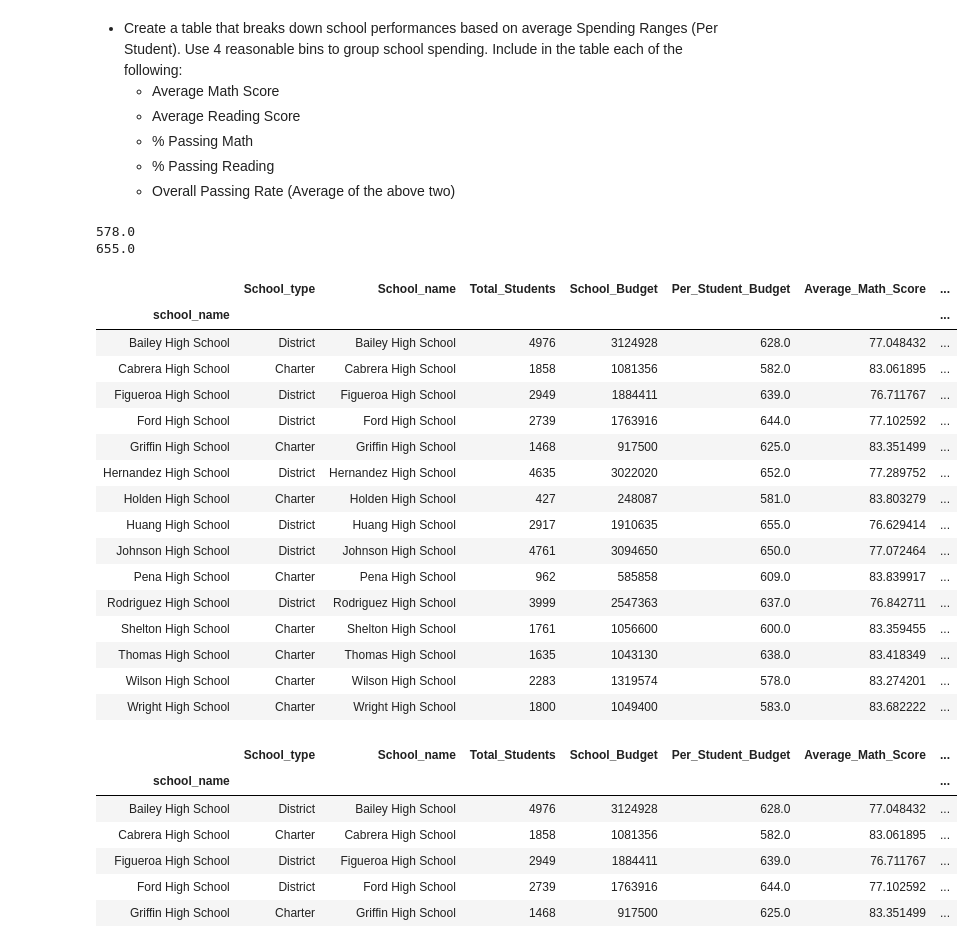
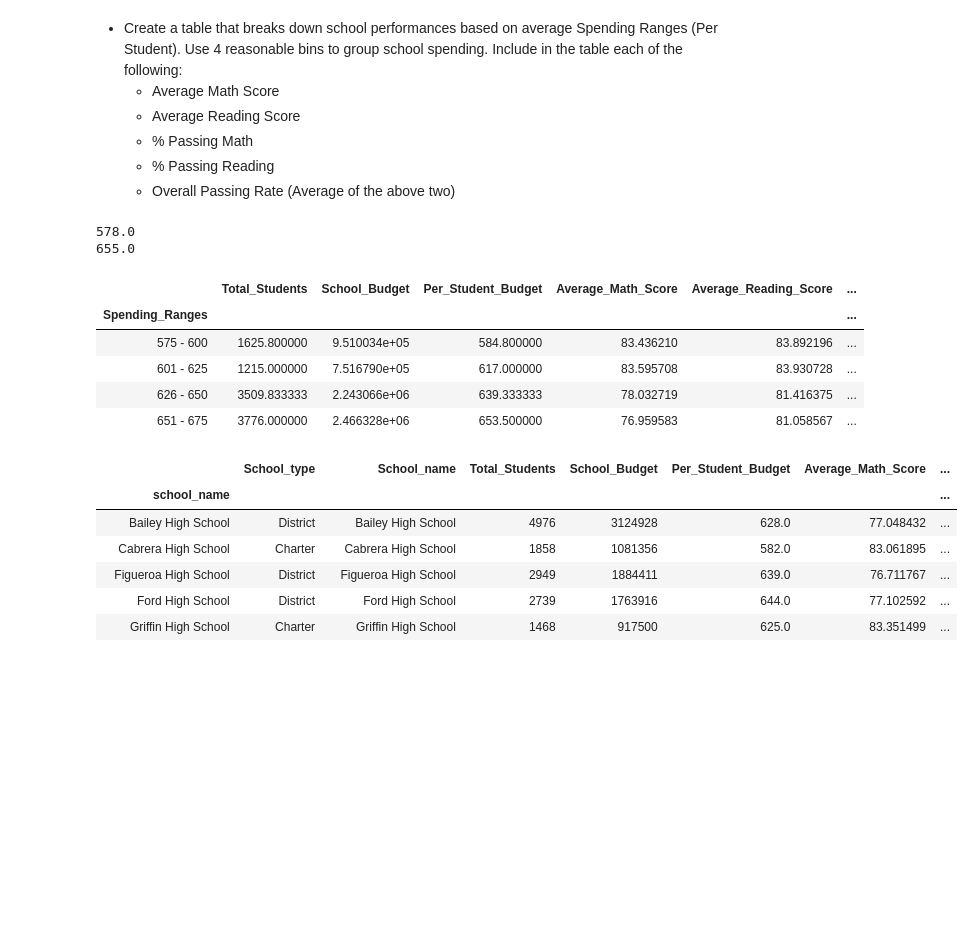
Before and after one commit to eobianyor/pandas-challenge, a Jupyter notebook: PyCitySchools/PyCitySchools_starter.ipynb, the cells around one changed output. Saved outputs shown, nothing was run; the diff lists cells and outputs as text; code cells hidden in the pictures; blank space fills up the shorter version.

Commit message:
Working through the scores by school spending 2

```diff
--- a/PyCitySchools/PyCitySchools_starter.ipynb
+++ b/PyCitySchools/PyCitySchools_starter.ipynb
@@ -350,37 +350,30 @@ Read_Scores_Sch_Grd_df.sort_values('School_name')
 # %%
 # dataframe
 School_Summary_df_binned = School_Summary_df
 # Get min and max per student budget numbers
 print(School_Summary_df['Per_Student_Budget'].min())
 print(School_Summary_df['Per_Student_Budget'].max())
 
 # Create bins
-bins = [575, 599, 624, 649, 674]
+bins = [575, 600, 625, 650, 675]
 # Create labels for these bins
-Spending_Ranges = ['575 - 599', '600 - 624', '625 - 649', '650 - 674']
+Spending_Ranges = ['575 - 600', '601 - 625', '626 - 650', '651 - 675']
 
 School_Summary_df_binned['Spending_Ranges'] = pd.cut(School_Summary_df_binned['Per_Student_Budget'], bins, labels = Spending_Ranges)
 School_Summary_df_binned.head(15)
+
+School_Summary_binned_gb = School_Summary_df_binned.groupby("Spending_Ranges")
+School_Summary_binned_gb['Total_Students'].count()
+School_Summary_binned_gb.mean()
 # %% [output]
 578.0
 655.0
-|  | School_type | School_name | Total_Students | School_Budget | Per_Student_Budget | Average_Math_Score | ... |
-| school_name |  |  |  |  |  |  | ... |
-| Bailey High School | District | Bailey High School | 4976 | 3124928 | 628.0 | 77.048432 | ... |
-| Cabrera High School | Charter | Cabrera High School | 1858 | 1081356 | 582.0 | 83.061895 | ... |
-| Figueroa High School | District | Figueroa High School | 2949 | 1884411 | 639.0 | 76.711767 | ... |
-| Ford High School | District | Ford High School | 2739 | 1763916 | 644.0 | 77.102592 | ... |
-| Griffin High School | Charter | Griffin High School | 1468 | 917500 | 625.0 | 83.351499 | ... |
-| Hernandez High School | District | Hernandez High School | 4635 | 3022020 | 652.0 | 77.289752 | ... |
-| Holden High School | Charter | Holden High School | 427 | 248087 | 581.0 | 83.803279 | ... |
-| Huang High School | District | Huang High School | 2917 | 1910635 | 655.0 | 76.629414 | ... |
-| Johnson High School | District | Johnson High School | 4761 | 3094650 | 650.0 | 77.072464 | ... |
-| Pena High School | Charter | Pena High School | 962 | 585858 | 609.0 | 83.839917 | ... |
-| Rodriguez High School | District | Rodriguez High School | 3999 | 2547363 | 637.0 | 76.842711 | ... |
-| Shelton High School | Charter | Shelton High School | 1761 | 1056600 | 600.0 | 83.359455 | ... |
-| Thomas High School | Charter | Thomas High School | 1635 | 1043130 | 638.0 | 83.418349 | ... |
-| Wilson High School | Charter | Wilson High School | 2283 | 1319574 | 578.0 | 83.274201 | ... |
-| Wright High School | Charter | Wright High School | 1800 | 1049400 | 583.0 | 83.682222 | ... |
+|  | Total_Students | School_Budget | Per_Student_Budget | Average_Math_Score | Average_Reading_Score | ... |
+| Spending_Ranges |  |  |  |  |  | ... |
+| 575 - 600 | 1625.800000 | 9.510034e+05 | 584.800000 | 83.436210 | 83.892196 | ... |
+| 601 - 625 | 1215.000000 | 7.516790e+05 | 617.000000 | 83.595708 | 83.930728 | ... |
+| 626 - 650 | 3509.833333 | 2.243066e+06 | 639.333333 | 78.032719 | 81.416375 | ... |
+| 651 - 675 | 3776.000000 | 2.466328e+06 | 653.500000 | 76.959583 | 81.058567 | ... |
 # %%
 grouped_School_Summary_df_binned = School_Summary_df_binned.groupby(['Spending_Ranges'])
 grouped_School_Summary_df_binned.head()
```
Also changed, not shown: parts of 1 cell of this notebook.
